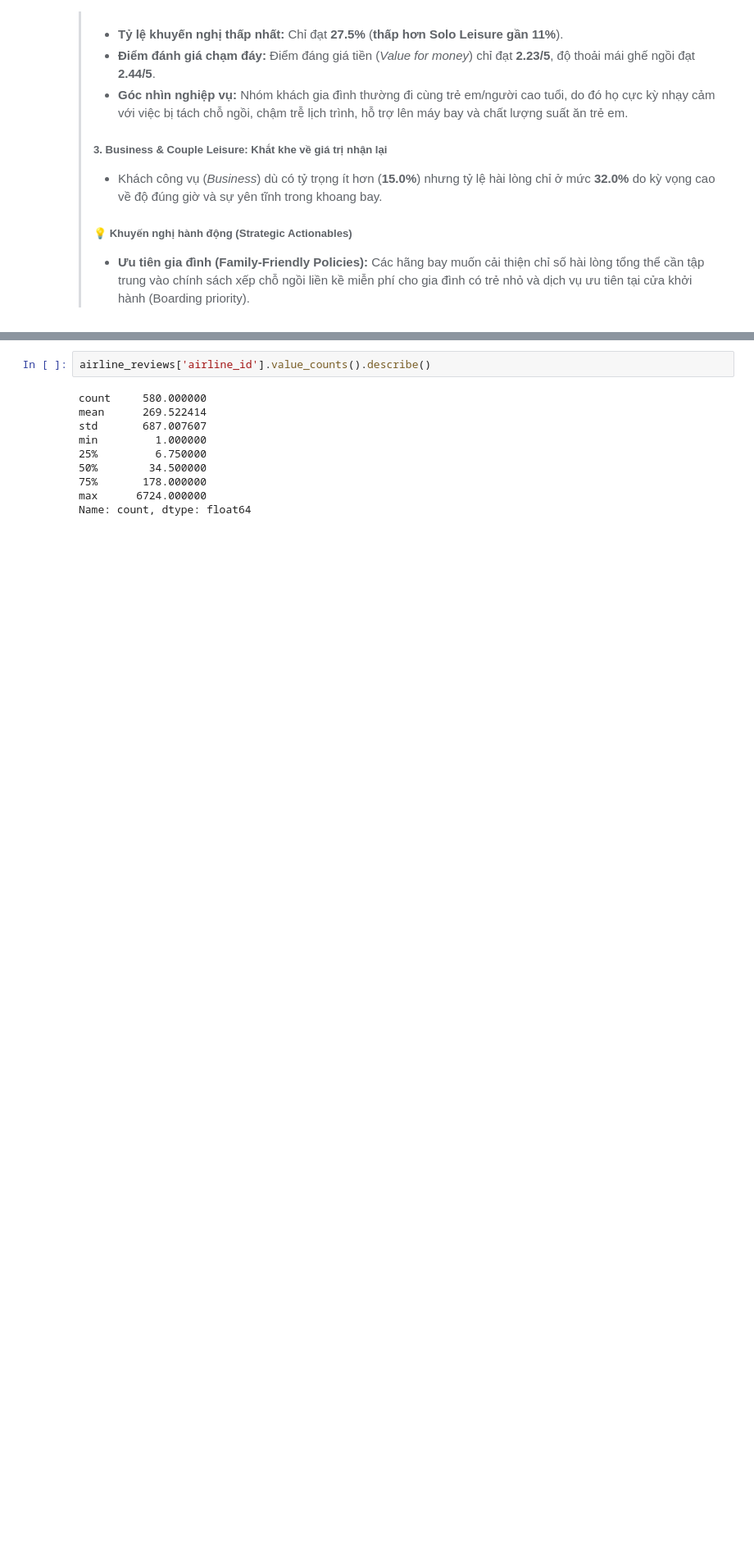
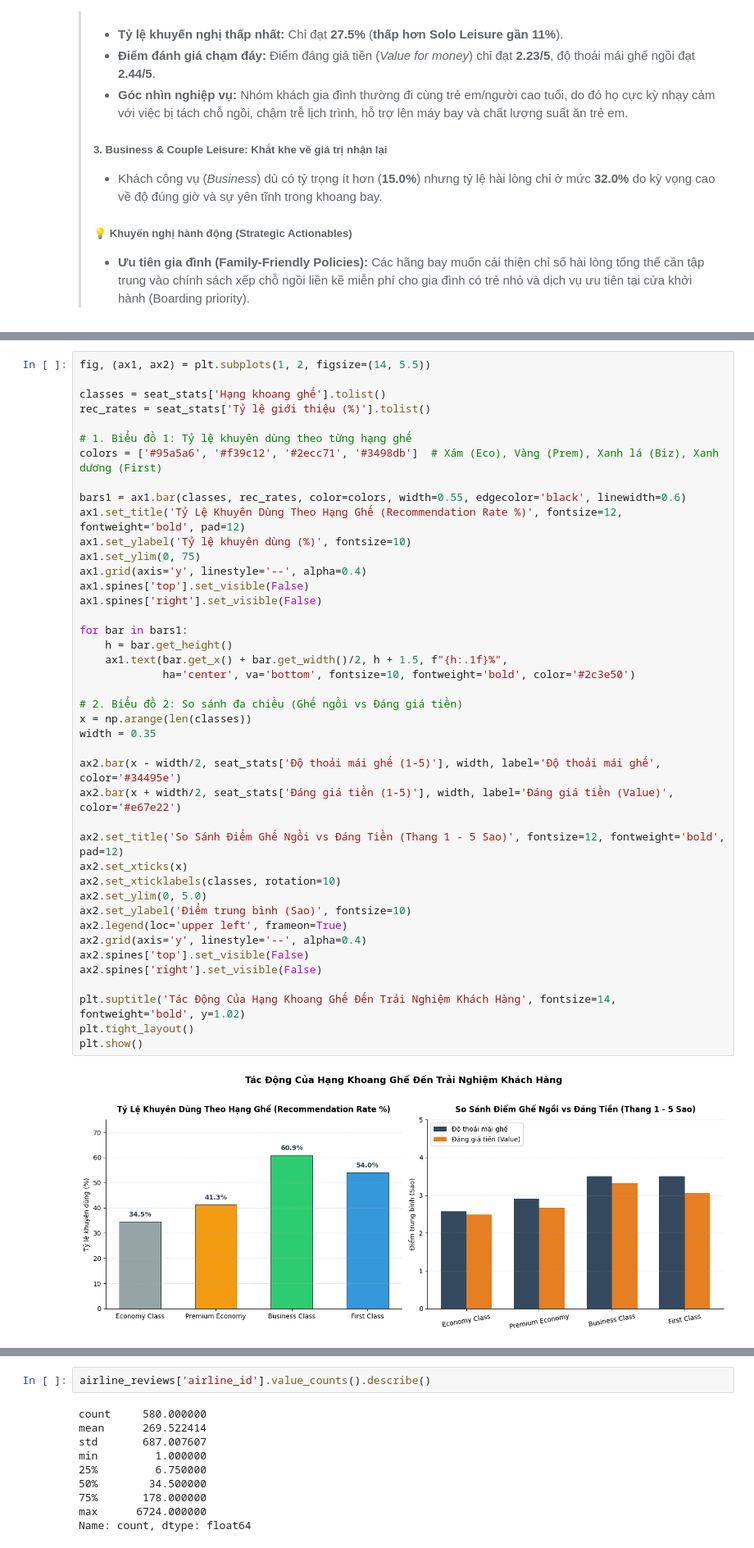
Before and after one commit to mantrinh67/DA-Porfolio, a Jupyter notebook: EDA_airline.ipynb, the cells around one changed output, grey strips where cells are left out. Shown at 82% size. Drawn from its saved outputs; the diff is of its cells as text; blank space fills up the shorter version.

```diff
--- a/EDA_airline.ipynb
+++ b/EDA_airline.ipynb
@@ -1018,0 +1181,44 @@ plt.show()
+# %%
+fig, (ax1, ax2) = plt.subplots(1, 2, figsize=(14, 5.5))
+
+classes = seat_stats['Hạng khoang ghế'].tolist()
+rec_rates = seat_stats['Tỷ lệ giới thiệu (%)'].tolist()
+
+# 1. Biểu đồ 1: Tỷ lệ khuyên dùng theo từng hạng ghế
+colors = ['#95a5a6', '#f39c12', '#2ecc71', '#3498db']  # Xám (Eco), Vàng (Prem), Xanh lá (Biz), Xanh dương (First)
+
+bars1 = ax1.bar(classes, rec_rates, color=colors, width=0.55, edgecolor='black', linewidth=0.6)
+ax1.set_title('Tỷ Lệ Khuyên Dùng Theo Hạng Ghế (Recommendation Rate %)', fontsize=12, fontweight='bold', pad=12)
+ax1.set_ylabel('Tỷ lệ khuyên dùng (%)', fontsize=10)
+ax1.set_ylim(0, 75)
+ax1.grid(axis='y', linestyle='--', alpha=0.4)
+ax1.spines['top'].set_visible(False)
+ax1.spines['right'].set_visible(False)
+
+for bar in bars1:
+    h = bar.get_height()
+    ax1.text(bar.get_x() + bar.get_width()/2, h + 1.5, f"{h:.1f}%",
+             ha='center', va='bottom', fontsize=10, fontweight='bold', color='#2c3e50')
+
+# 2. Biểu đồ 2: So sánh đa chiều (Ghế ngồi vs Đáng giá tiền)
+x = np.arange(len(classes))
+width = 0.35
+
+ax2.bar(x - width/2, seat_stats['Độ thoải mái ghế (1-5)'], width, label='Độ thoải mái ghế', color='#34495e')
+ax2.bar(x + width/2, seat_stats['Đáng giá tiền (1-5)'], width, label='Đáng giá tiền (Value)', color='#e67e22')
+
+ax2.set_title('So Sánh Điểm Ghế Ngồi vs Đáng Tiền (Thang 1 - 5 Sao)', fontsize=12, fontweight='bold', pad=12)
+ax2.set_xticks(x)
+ax2.set_xticklabels(classes, rotation=10)
+ax2.set_ylim(0, 5.0)
+ax2.set_ylabel('Điểm trung bình (Sao)', fontsize=10)
+ax2.legend(loc='upper left', frameon=True)
+ax2.grid(axis='y', linestyle='--', alpha=0.4)
+ax2.spines['top'].set_visible(False)
+ax2.spines['right'].set_visible(False)
+
+plt.suptitle('Tác Động Của Hạng Khoang Ghế Đến Trải Nghiệm Khách Hàng', fontsize=14, fontweight='bold', y=1.02)
+plt.tight_layout()
+plt.show()
+# %% [output]
+[figure, added]
```
Also changed, not shown: parts of 17 cells of this notebook.
